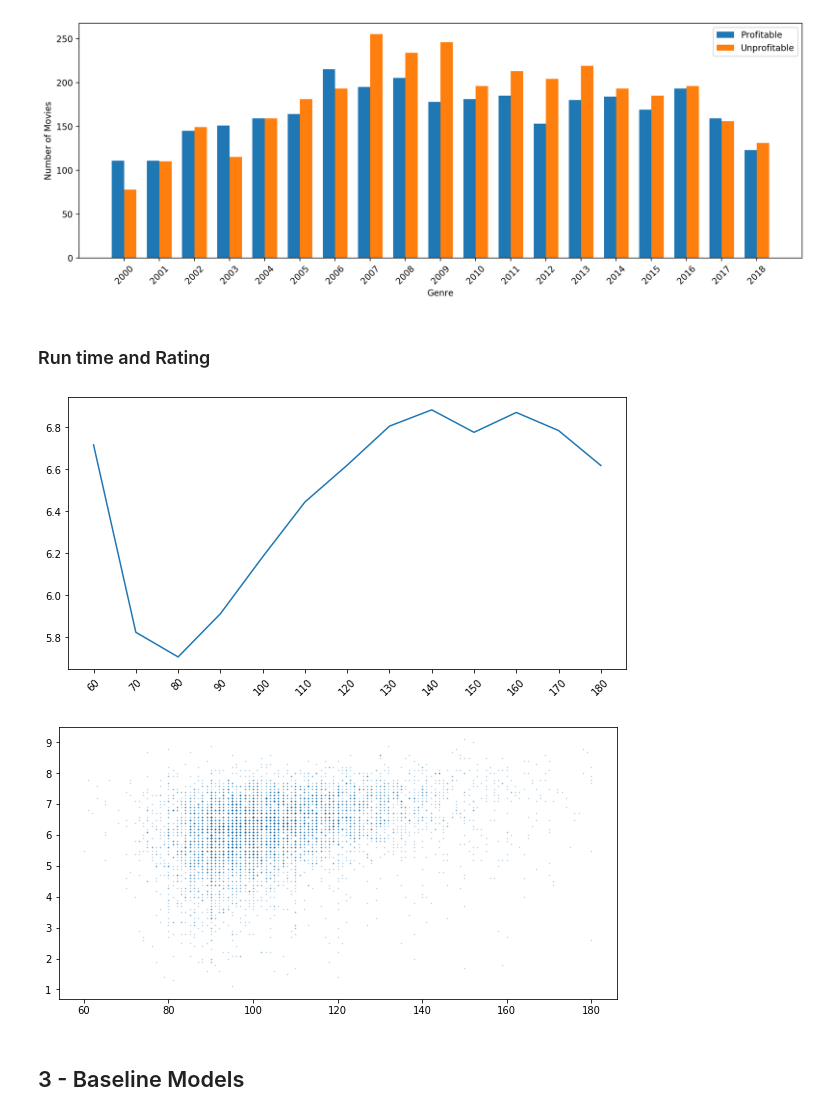
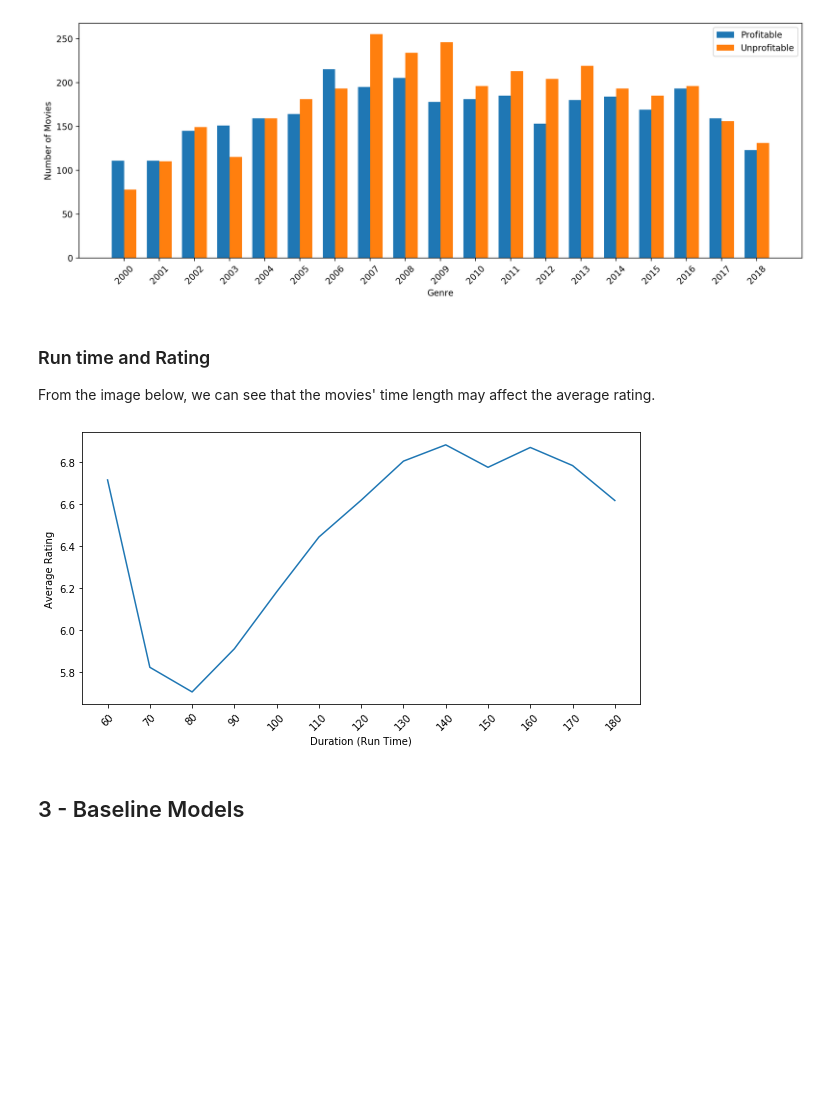
Before and after one commit to pupboss/CE7454-Project-Fall2019, a Jupyter notebook: notebook/notebook.ipynb, the cells around one changed output. Cells and saved outputs as stored; diff of their text form; code cells hidden in the pictures; blank space fills up the shorter version.

```diff
--- a/notebook/notebook.ipynb
+++ b/notebook/notebook.ipynb
@@ -234,28 +234,27 @@ plt.legend()
 plt.show()
 # %% [output]
 [figure]
-# %% [markdown]
-### Run time and Rating
+# %% [markdown]
+### Run time and Rating
+
+From the image below, we can see that the movies' time length may affect the average rating.
 # %%
 run_time_rating=[]
 time_interval = 10
 for run_time in range(60,181,time_interval):
     rating = imdb[(imdb['runtimeMinutes'] >= run_time) & (imdb['runtimeMinutes'] < run_time + time_interval)]['averageRating'].sum()
     movie_num = ((imdb['runtimeMinutes'] >= run_time) & (imdb['runtimeMinutes'] < run_time + time_interval)).sum()
     rating /= movie_num
     run_time_rating.append(rating)
 
 plt.figure(figsize=(10,5))
 plt.plot(range(60,181,time_interval), run_time_rating)
 plt.xticks(list(range(60,181,time_interval)), rotation=45)
+plt.xlabel("Duration (Run Time)")
+plt.ylabel("Average Rating")
 plt.show()
-
-plt.figure(figsize=(10,5))
-plt.scatter(imdb['runtimeMinutes'].to_numpy(), imdb['averageRating'].to_numpy(), s=0.5,alpha=0.2)
-plt.show()
 # %% [output]
-[figure, old version]
+[figure, new version]
-[figure, removed]
 # %% [markdown]
 ## 3 - Baseline Models
 # %% [markdown]
```
